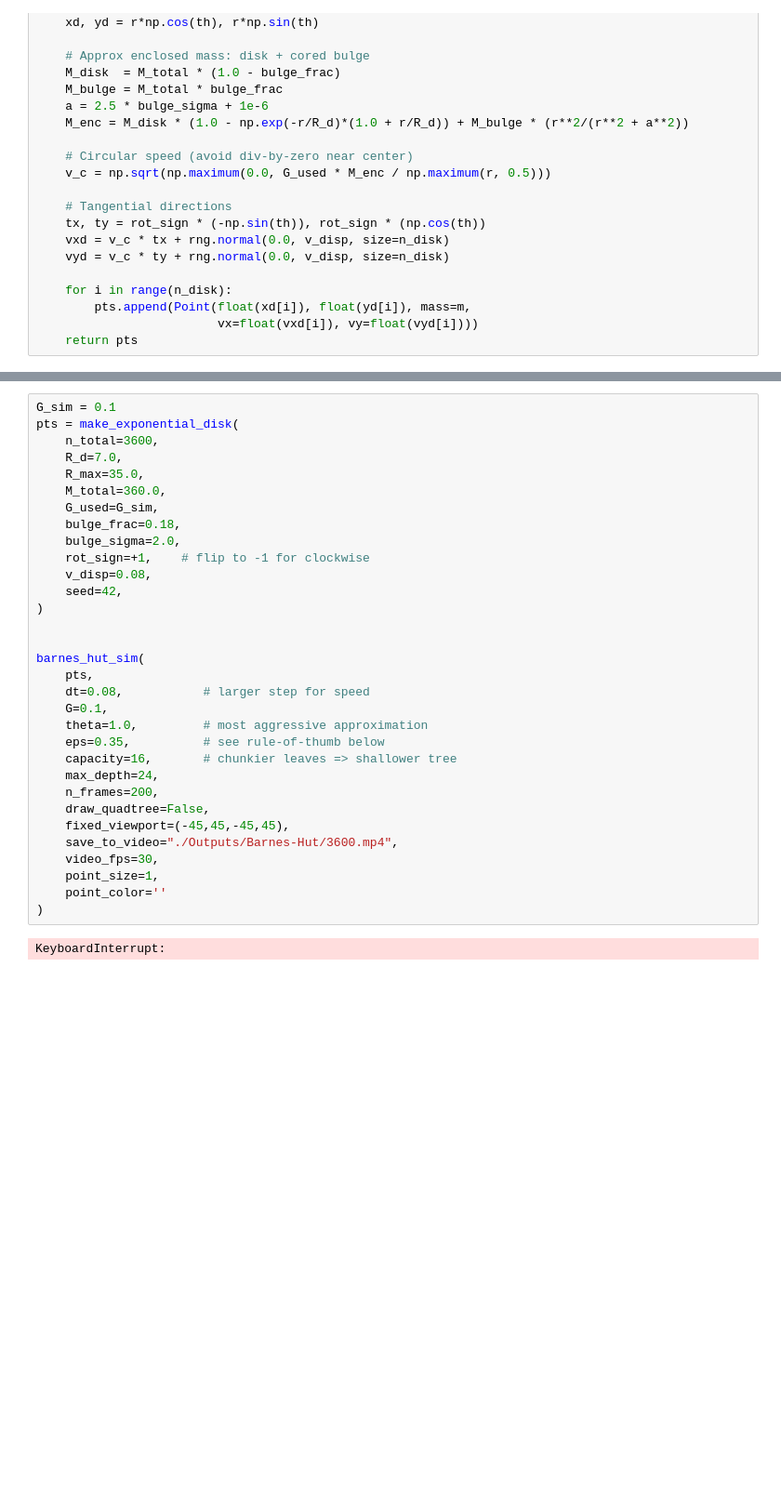
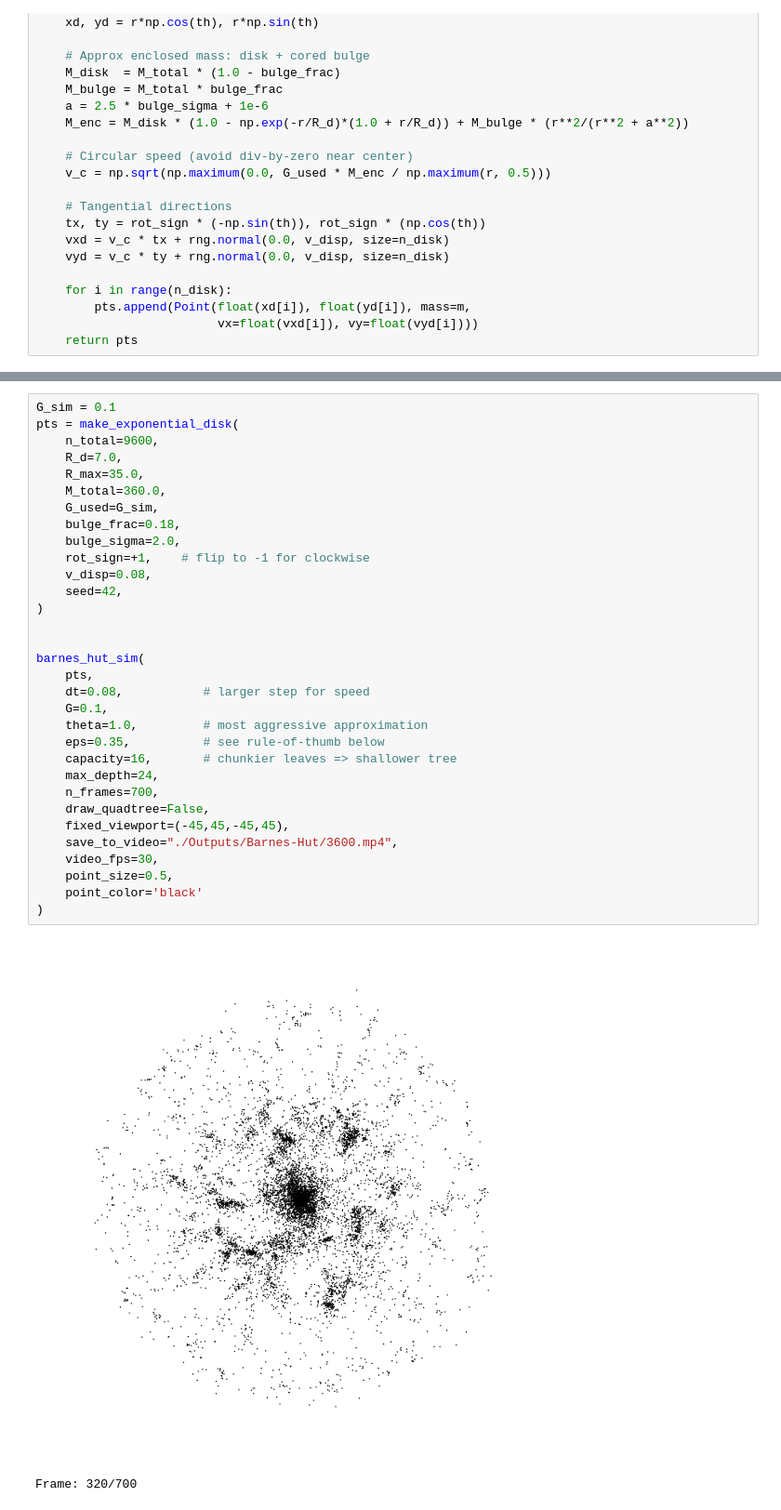
Before and after one commit to Astrojigs/Orbital-simulations, a Jupyter notebook: Barnes-hut Algorithm Animations.ipynb, the cells around one changed output, grey strips where cells are left out. Shown at 93% size. Saved outputs shown, nothing was run; the diff lists cells and outputs as text; blank space fills up the shorter version.

```diff
--- a/Barnes-hut Algorithm Animations.ipynb
+++ b/Barnes-hut Algorithm Animations.ipynb
@@ -102,34 +102,35 @@ KeyboardInterrupt:
 # %%
 G_sim = 0.1
 pts = make_exponential_disk(
-    n_total=3600,
+    n_total=9600,
     R_d=7.0,
     R_max=35.0,
     M_total=360.0,
     G_used=G_sim,
     bulge_frac=0.18,
     bulge_sigma=2.0,
     rot_sign=+1,    # flip to -1 for clockwise
     v_disp=0.08,
     seed=42,
 )
 
 
 barnes_hut_sim(
     pts,
     dt=0.08,           # larger step for speed
     G=0.1,
     theta=1.0,         # most aggressive approximation
     eps=0.35,          # see rule-of-thumb below
     capacity=16,       # chunkier leaves => shallower tree
     max_depth=24,
-    n_frames=200,
+    n_frames=700,
     draw_quadtree=False,
     fixed_viewport=(-45,45,-45,45),
     save_to_video="./Outputs/Barnes-Hut/3600.mp4",
     video_fps=30,
-    point_size=1,
-    point_color=''
+    point_size=0.5,
+    point_color='black'
 )
 # %% [output]
+[figure, added]
-KeyboardInterrupt:
+Frame: 320/700
```
Also changed, not shown: parts of 3 cells of this notebook, 2 other files.
